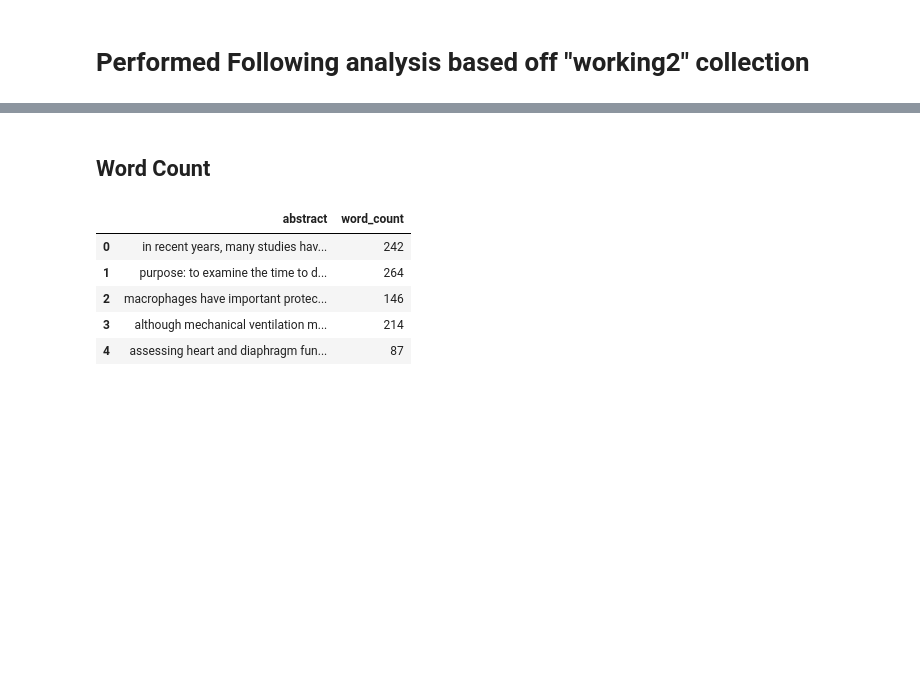
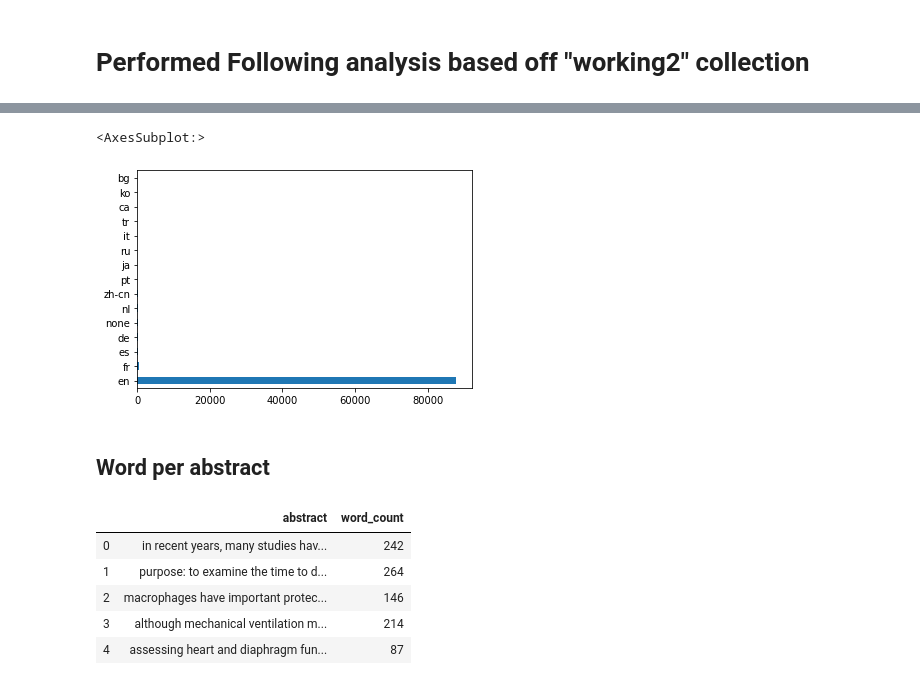
Before and after one commit to ElizabethSeidle/CORD-19_Project, a Jupyter notebook: Code/Lesson6_Assigment_Amit_1001.ipynb, the cells around one changed output, grey strips where cells are left out. Cells and saved outputs as stored; diff of their text form; code cells hidden in the pictures; blank space fills up the shorter version.

```diff
--- a/Code/Lesson6_Assigment_Amit_1001.ipynb
+++ b/Code/Lesson6_Assigment_Amit_1001.ipynb
@@ -50,0 +117,6 @@ memory usage: 5.7+ MB
+# %%
+#plot of top 20 identified languages of abstracts
+mw2['language'].value_counts().plot(kind='barh')
+# %% [output]
+<AxesSubplot:>
+[figure, added]
@@ -51,5 +126,5 @@ memory usage: 5.7+ MB
 # %% [markdown]
-## Word Count
+## Word per abstract
 # %%
 ##### Using split function to get word count and store as new column  'word_count' in dataframe 'mw2' for each abstract ####
 ##### Split performed with empty space as seperator ####
```
Also changed, not shown: parts of 40 cells of this notebook.
